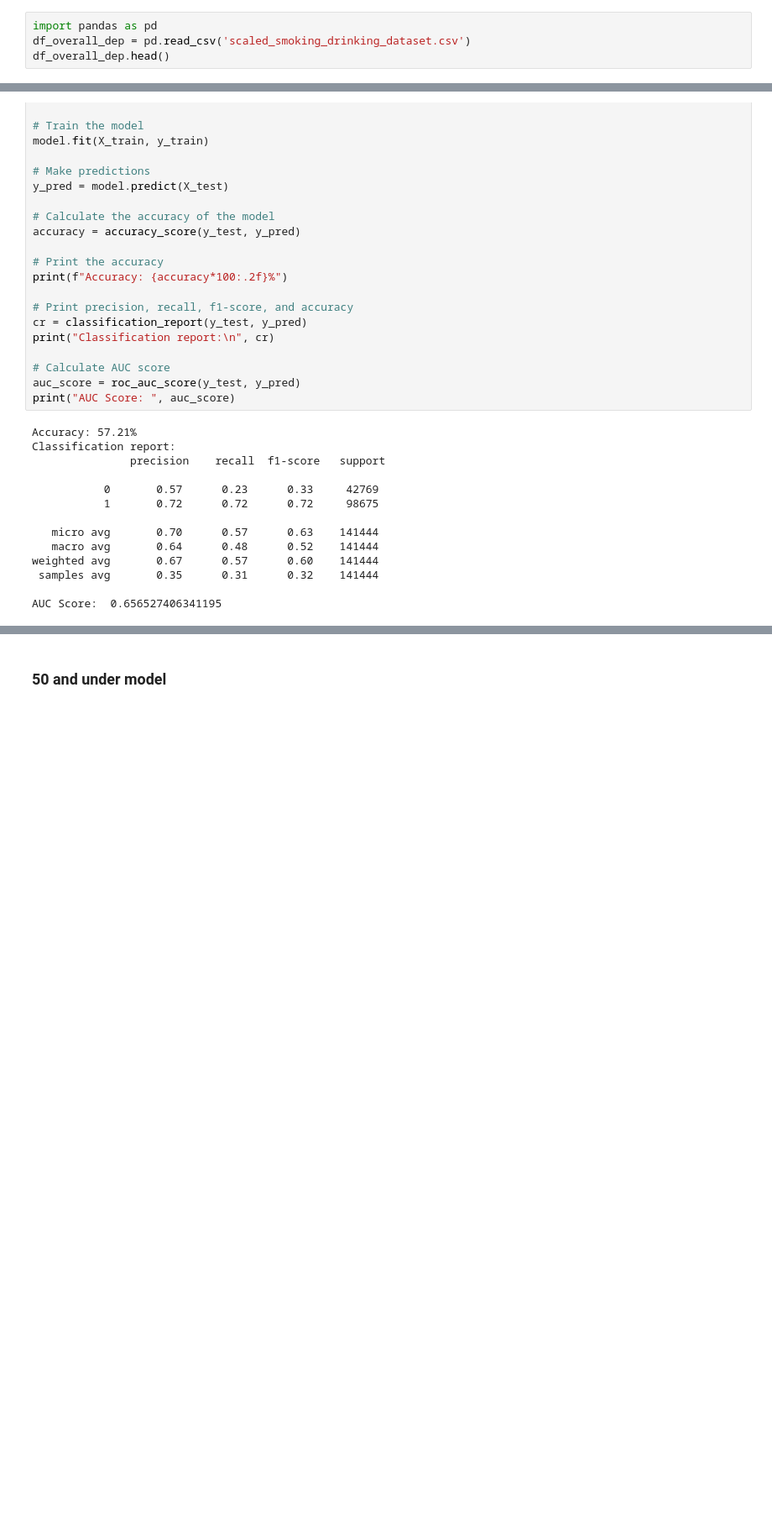
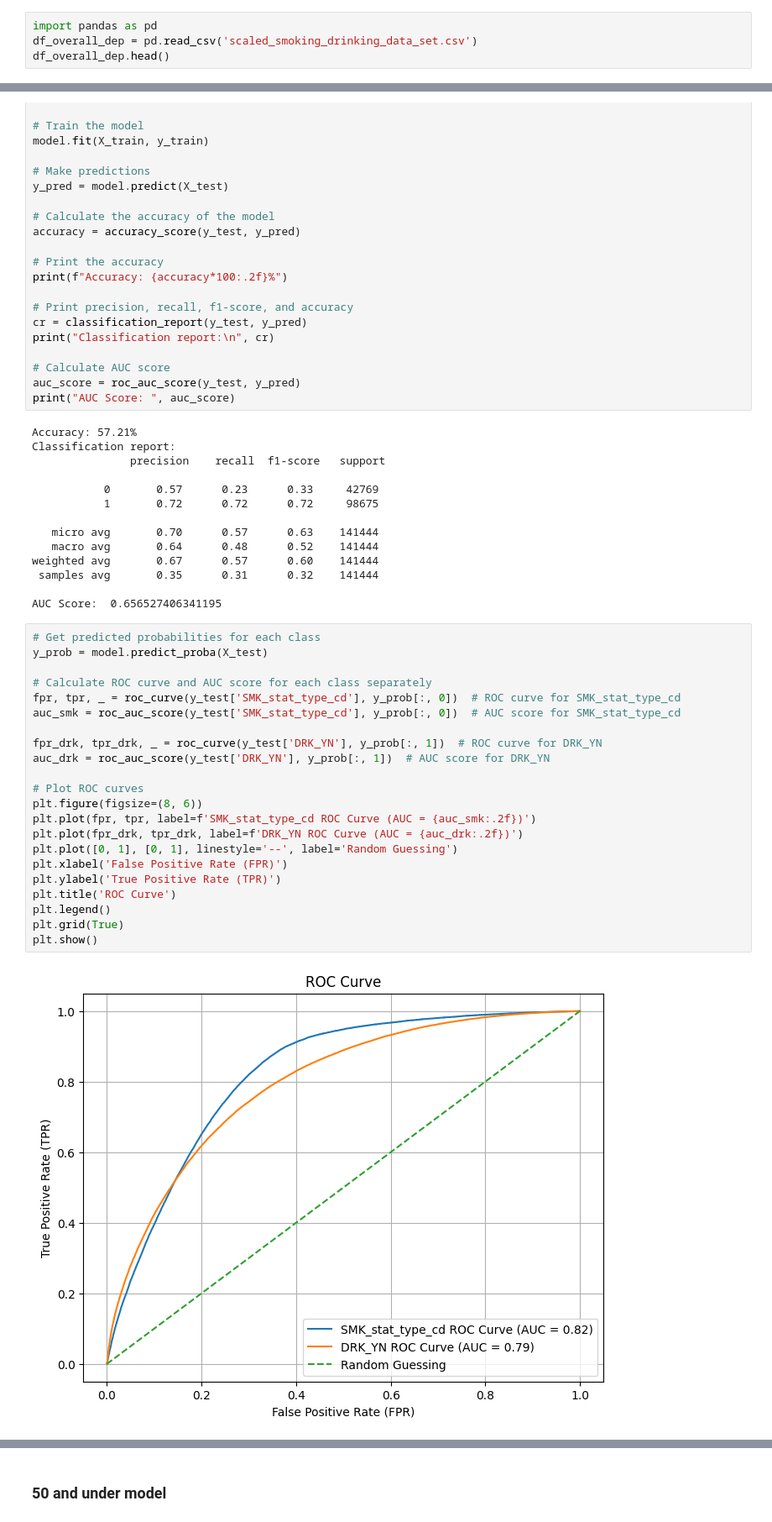
Before and after one commit to knlwgl/ds4400-proj-dpk, a Jupyter notebook: DS4400_Praveen.ipynb, the cells around one changed output, grey strips where cells are left out. Shown at 84% size. Drawn from its saved outputs; the diff is of its cells as text; blank space fills up the shorter version.

```diff
--- a/DS4400_Praveen.ipynb
+++ b/DS4400_Praveen.ipynb
@@ -1,6 +1,6 @@
 # %%
 import pandas as pd
-df_overall_dep = pd.read_csv('scaled_smoking_drinking_dataset.csv')
+df_overall_dep = pd.read_csv('scaled_smoking_drinking_data_set.csv')
 df_overall_dep.head()
 # %% [output]
 |  | age | height | weight | waistline | sight_left | sight_right | SBP | DBP | BLDS | tot_chole | ... |
@@ -145,6 +145,30 @@ weighted avg       0.67      0.57      0.60    141444
  samples avg       0.35      0.31      0.32    141444
 
 AUC Score:  0.656527406341195
+# %%
+# Get predicted probabilities for each class
+y_prob = model.predict_proba(X_test)
+
+# Calculate ROC curve and AUC score for each class separately
+fpr, tpr, _ = roc_curve(y_test['SMK_stat_type_cd'], y_prob[:, 0])  # ROC curve for SMK_stat_type_cd
+auc_smk = roc_auc_score(y_test['SMK_stat_type_cd'], y_prob[:, 0])  # AUC score for SMK_stat_type_cd
+
+fpr_drk, tpr_drk, _ = roc_curve(y_test['DRK_YN'], y_prob[:, 1])  # ROC curve for DRK_YN
+auc_drk = roc_auc_score(y_test['DRK_YN'], y_prob[:, 1])  # AUC score for DRK_YN
+
+# Plot ROC curves
+plt.figure(figsize=(8, 6))
+plt.plot(fpr, tpr, label=f'SMK_stat_type_cd ROC Curve (AUC = {auc_smk:.2f})')
+plt.plot(fpr_drk, tpr_drk, label=f'DRK_YN ROC Curve (AUC = {auc_drk:.2f})')
+plt.plot([0, 1], [0, 1], linestyle='--', label='Random Guessing')
+plt.xlabel('False Positive Rate (FPR)')
+plt.ylabel('True Positive Rate (TPR)')
+plt.title('ROC Curve')
+plt.legend()
+plt.grid(True)
+plt.show()
+# %% [output]
+[figure, added]
 # %%
 # Define the model with L1 regularization
 model_l1 = OneVsRestClassifier(LogisticRegression(solver='liblinear', penalty='l1'))
```
Also changed, not shown: parts of 14 cells of this notebook.
